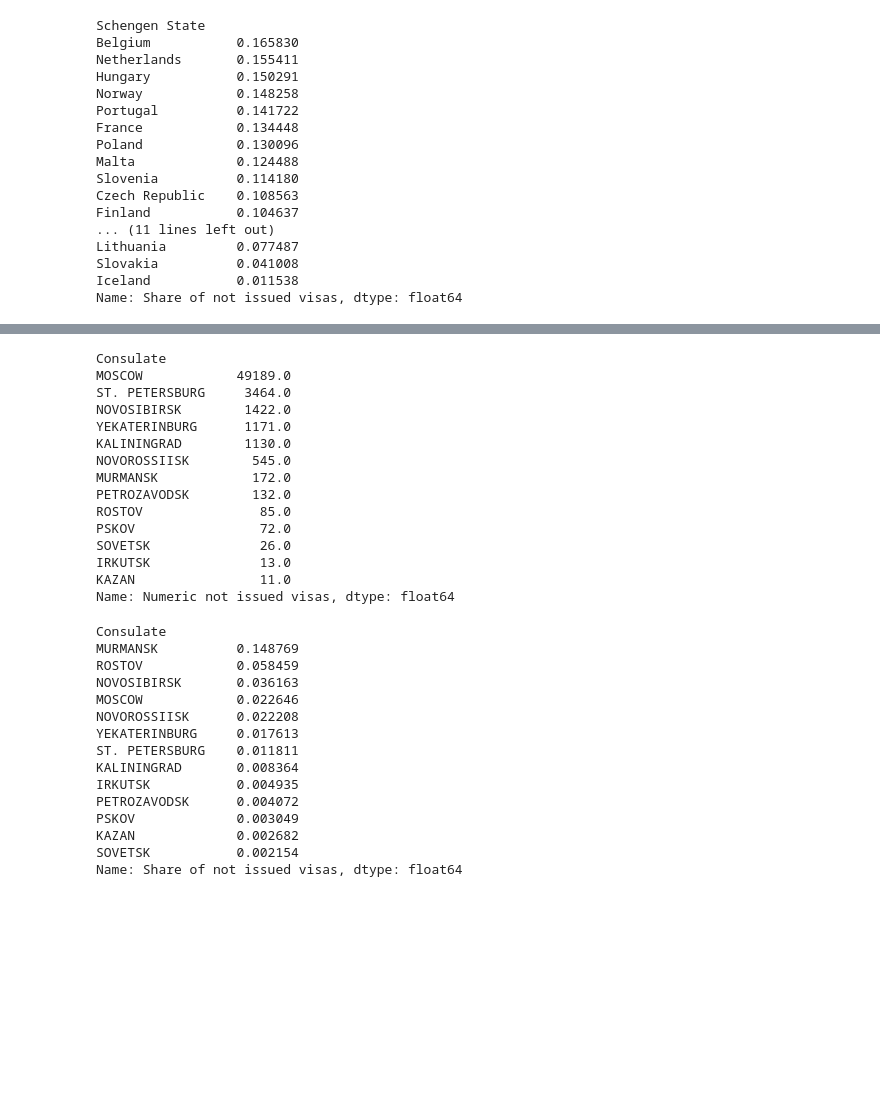
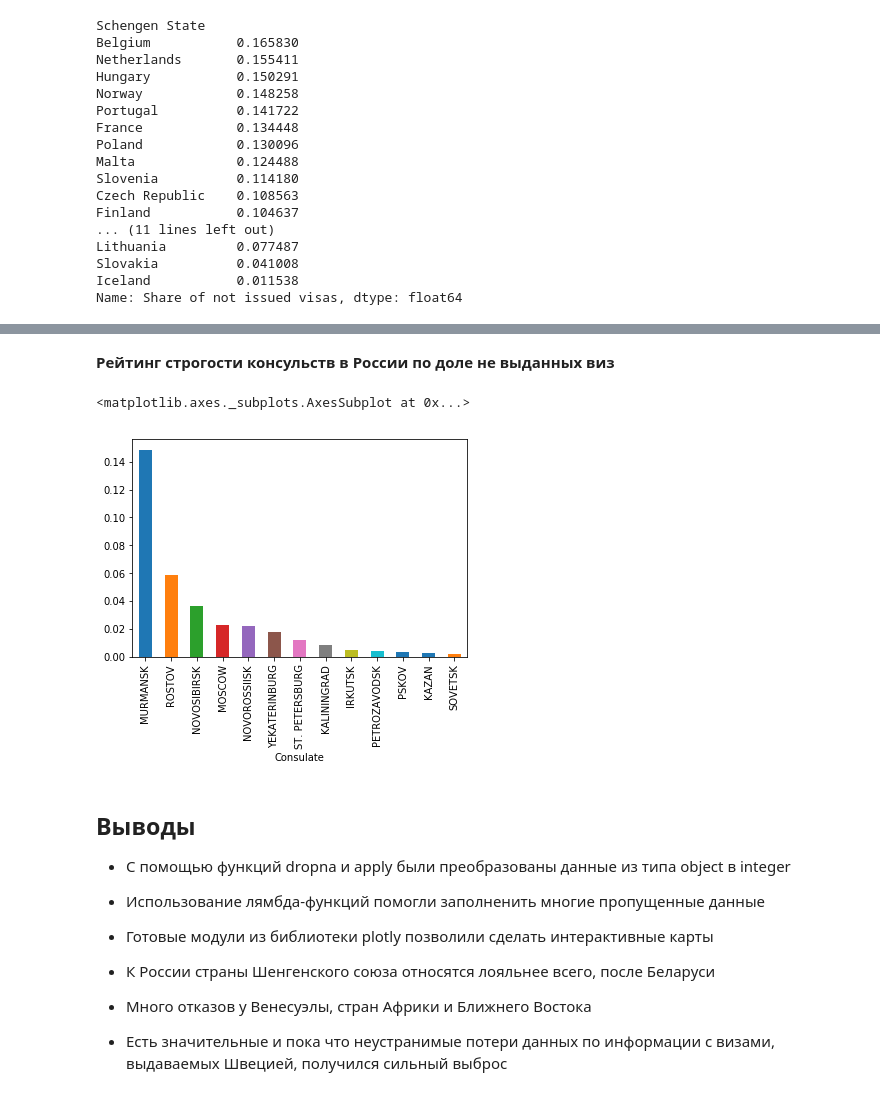
Before and after one commit to Tsukimy/shengen_project, a Jupyter notebook: schengen_rus.ipynb, the cells around one changed output, grey strips where cells are left out. Saved outputs shown, nothing was run; the diff lists cells and outputs as text; code cells hidden in the pictures; blank space fills up the shorter version.

```diff
--- a/schengen_rus.ipynb
+++ b/schengen_rus.ipynb
@@ -378,38 +378,19 @@ Name: Share of issued visas, dtype: float64
+# %% [markdown]
+**Рейтинг строгости консульств в России по доле не выданных виз**
 # %%
 numeric_data[numeric_data['Country where consulate is located'] == 'RUSSIAN FEDERATION']\
-    .groupby(['Consulate'])['Numeric not issued visas'].sum().sort_values(ascending = False)
+    .groupby(['Consulate'])['Share of not issued visas'].mean().sort_values(ascending = False).plot(kind='bar')
 # %% [output]
-Consulate
-MOSCOW            49189.0
-ST. PETERSBURG     3464.0
-NOVOSIBIRSK        1422.0
-YEKATERINBURG      1171.0
-KALININGRAD        1130.0
-NOVOROSSIISK        545.0
-MURMANSK            172.0
-PETROZAVODSK        132.0
-ROSTOV               85.0
-PSKOV                72.0
-SOVETSK              26.0
-IRKUTSK              13.0
-KAZAN                11.0
-Name: Numeric not issued visas, dtype: float64
+<matplotlib.axes._subplots.AxesSubplot at 0x...>
+[figure, added]
-# %%
-numeric_data[numeric_data['Country where consulate is located'] == 'RUSSIAN FEDERATION']\
-    .groupby(['Consulate'])['Share of not issued visas'].mean().sort_values(ascending = False)
-# %% [output]
-Consulate
-MURMANSK          0.148769
-ROSTOV            0.058459
-NOVOSIBIRSK       0.036163
-MOSCOW            0.022646
-NOVOROSSIISK      0.022208
-YEKATERINBURG     0.017613
-ST. PETERSBURG    0.011811
-KALININGRAD       0.008364
-IRKUTSK           0.004935
-PETROZAVODSK      0.004072
-PSKOV             0.003049
-KAZAN             0.002682
-SOVETSK           0.002154
-Name: Share of not issued visas, dtype: float64
+# %% [markdown]
+## Выводы
+
+ - С помощью функций dropna и apply были преобразованы данные из типа object в integer
+ - Использование лямбда-функций помогли заполненить многие пропущенные данные
+ - Готовые модули из библиотеки plotly позволили сделать интерактивные карты
+
+
+ - К России страны Шенгенского союза относятся лояльнее всего, после Беларуси
+ - Много отказов у Венесуэлы, стран Африки и Ближнего Востока
+ - Есть значительные и пока что неустранимые потери данных по информации с визами, выдаваемых Швецией, получился сильный выброс
```
Also changed, not shown: parts of 25 cells of this notebook.
